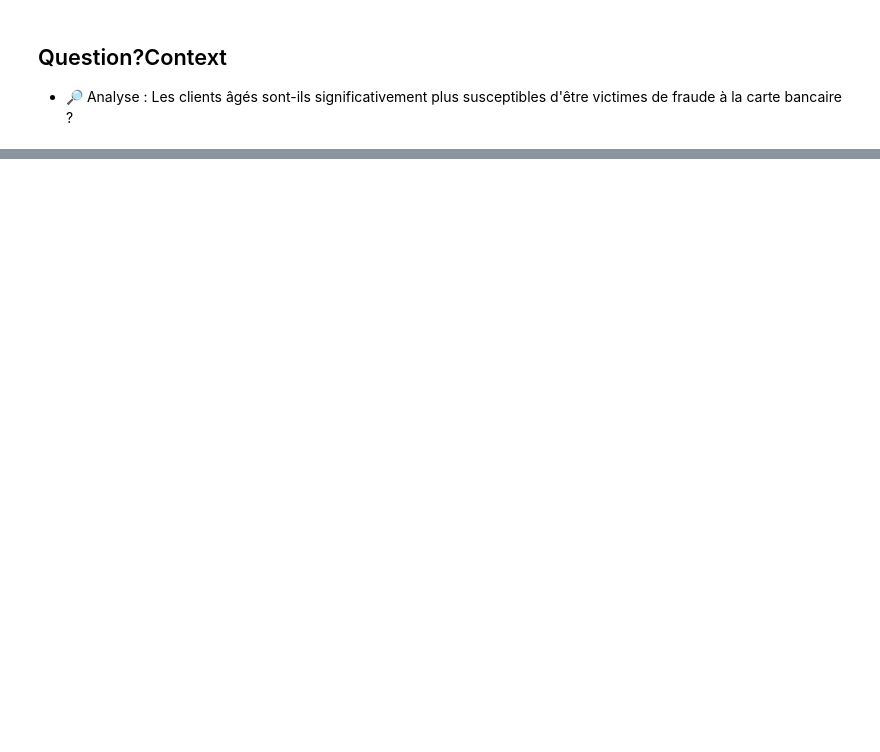
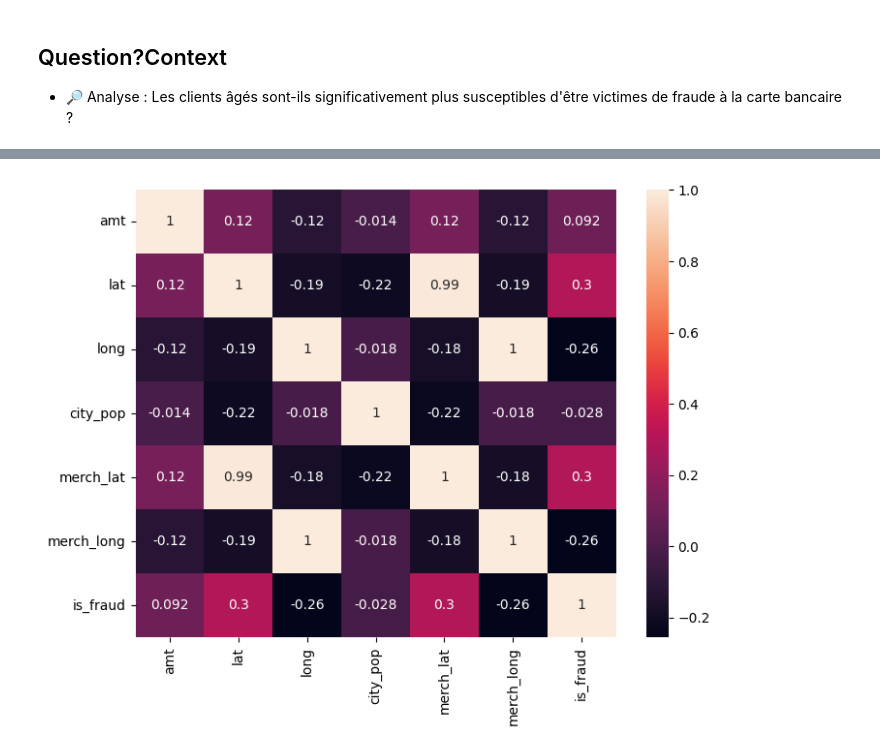
Before and after one commit to AmintaM/ProjetBlanc, a Jupyter notebook: index.ipynb, the cells around one changed output, grey strips where cells are left out. Cells and saved outputs as stored; diff of their text form; code cells hidden in the pictures; blank space fills up the shorter version.

```diff
--- a/index.ipynb
+++ b/index.ipynb
@@ -232,4 +301 @@ carte.shape
 on va créer une nouvelle colonne indiquant si l’on est vieux
-# %%
-df['Agé'] = df['dob'] <=
-titanic.tail()
@@ -235,0 +327,8 @@ titanic.tail()
+# %%
+corr_df = df.corr(method='pearson')
+
+plt.figure(figsize=(8, 6))
+sns.heatmap(corr_df, annot=True)
+plt.show()
+# %% [output]
+[figure, added]
```
Also changed, not shown: parts of 13 cells of this notebook.
